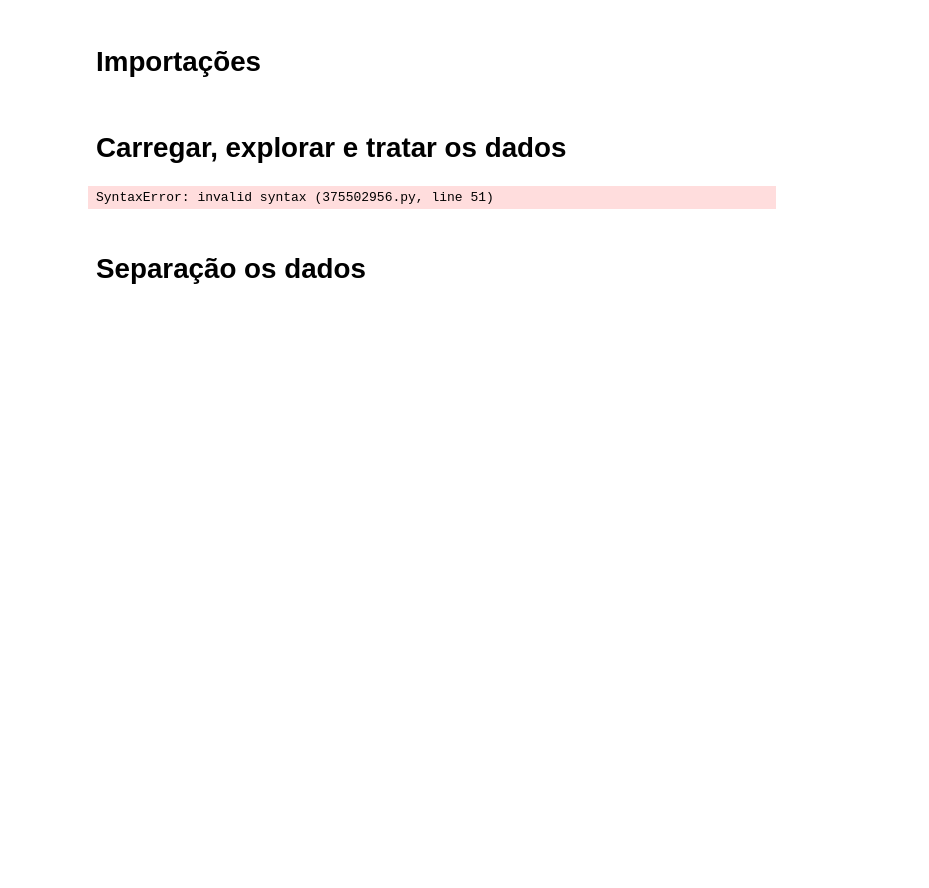
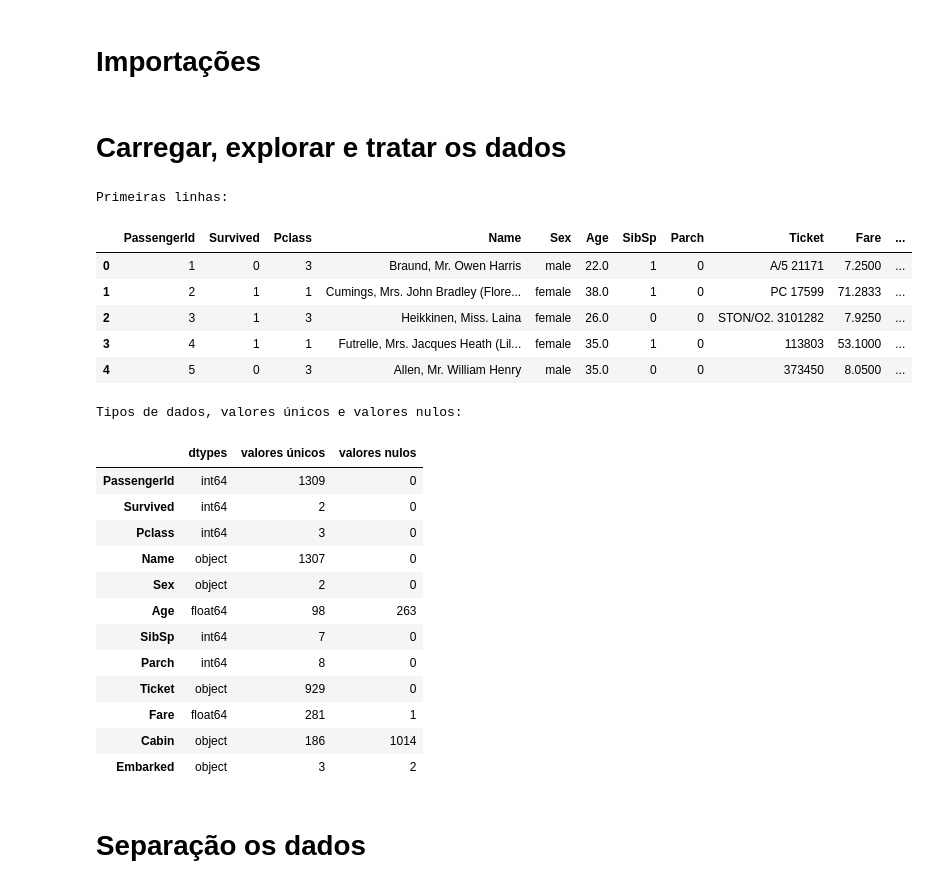
Before and after one commit to BrunoBasstos/mvp-essi, a Jupyter notebook: notebook/notebook.ipynb, the cells around one changed output. Saved outputs shown, nothing was run; the diff lists cells and outputs as text; code cells hidden in the pictures; blank space fills up the shorter version.

```diff
--- a/notebook/notebook.ipynb
+++ b/notebook/notebook.ipynb
@@ -44,13 +44,6 @@ original_ds = pd.read_csv(url)
 # Exibir as primeiras linhas
 print("Primeiras linhas:")
 display(original_ds.head())
-
-# pegar as iniciais dos nomes das cabines
-iniciais_cabines = original_ds['Cabin'].str[0].unique()
-print(f"Iniciais das cabines: {iniciais_cabines}")
-
-
-
 
 # exibir dtypes, valores únicos e valores nulos
 print("Tipos de dados, valores únicos e valores nulos:")
@@ -60,39 +53,57 @@ display(pd.concat([original_ds.dtypes, original_ds.nunique(), original_ds.isnull
 # valores únicos, em tese, podem ser menos relevantes para o modelo. Para fins de teste,
 # vou desconsiderar as colunas PassengerId e Name (embora Name pareça ter informações relevantes, como o título da pessoa)
 colunas_desconsiderar = ['PassengerId', 'Name']
 
 # Tratar as idades nulas pode ajudar o modelo, vamos tentar alguma estratégia que calcule a média de idade mas mantendo segregado por sexo e classe
 # criar um dicionário com a média de idade por sexo e classe
 media_idade_por_sexo_classe = original_ds.groupby(['Sex', 'Pclass'])['Age'].mean()
 
 
 # Função para preencher idades nulas
 def preencher_idade(row):
     # Se a idade é nula
     if pd.isnull(row['Age']):
         # Retornar a média de idade para a combinação de sexo e classe do passageiro
         return media_idade_por_sexo_classe[row['Sex'], row['Pclass']]
     else:
         # Se a idade não é nula, retornar a idade
         return row['Age']
 
 
 # substituindo os valores nulos de idade no dataset original
 original_ds['Age'] = original_ds.apply(preencher_idade, axis=1)
 
 # Cabin tem muitos valores nulos, mas pode ser relevante para o modelo considerando que a cabine indica a posição do passageiro no navio
-# Vou definir um trasnformador para converter a coluna Cabin em números, e vou aplicá-lo no pré-processamento para que possa ser aproveitado no modelo exportado
-# O transformador vai converter a coluna Cabin em números, considerando apenas a primeira letra da cabine (que indica a posição no navio)
-# A letra A será convertida para 1, B para 2, e assim por diante
-# importar CabinToNumber de transformes.py
-# adicionar cabin a colunas_desconsiderar
+# @TODO: investigar uma transformação que busque agrupar os passageiros por setores do navio usando a informação de cabin
+# vamos deixar cabin fora do treinamento por ora
 colunas_desconsiderar.append('Cabin')
+
 
 # Selecionar colunas consideradas relevantes para o modelo (todas as colunas, exceto as marcadas como "desconsiderar")
 colunas = original_ds.columns.difference(colunas_desconsiderar)
 data = original_ds[colunas]
 # %% [output]
-SyntaxError: invalid syntax (375502956.py, line 51)
+Primeiras linhas:
+|  | PassengerId | Survived | Pclass | Name | Sex | Age | SibSp | Parch | Ticket | Fare | ... |
+| 0 | 1 | 0 | 3 | Braund, Mr. Owen Harris | male | 22.0 | 1 | 0 | A/5 21171 | 7.2500 | ... |
+| 1 | 2 | 1 | 1 | Cumings, Mrs. John Bradley (Flore... | female | 38.0 | 1 | 0 | PC 17599 | 71.2833 | ... |
+| 2 | 3 | 1 | 3 | Heikkinen, Miss. Laina | female | 26.0 | 0 | 0 | STON/O2. 3101282 | 7.9250 | ... |
+| 3 | 4 | 1 | 1 | Futrelle, Mrs. Jacques Heath (Lil... | female | 35.0 | 1 | 0 | 113803 | 53.1000 | ... |
+| 4 | 5 | 0 | 3 | Allen, Mr. William Henry | male | 35.0 | 0 | 0 | 373450 | 8.0500 | ... |
+Tipos de dados, valores únicos e valores nulos:
+|  | dtypes | valores únicos | valores nulos |
+| PassengerId | int64 | 1309 | 0 |
+| Survived | int64 | 2 | 0 |
+| Pclass | int64 | 3 | 0 |
+| Name | object | 1307 | 0 |
+| Sex | object | 2 | 0 |
+| Age | float64 | 98 | 263 |
+| SibSp | int64 | 7 | 0 |
+| Parch | int64 | 8 | 0 |
+| Ticket | object | 929 | 0 |
+| Fare | float64 | 281 | 1 |
+| Cabin | object | 186 | 1014 |
+| Embarked | object | 3 | 2 |
 # %% [markdown]
 # Separação os dados
 # %%
```
Also changed, not shown: parts of 4 cells of this notebook, 3 other files.
